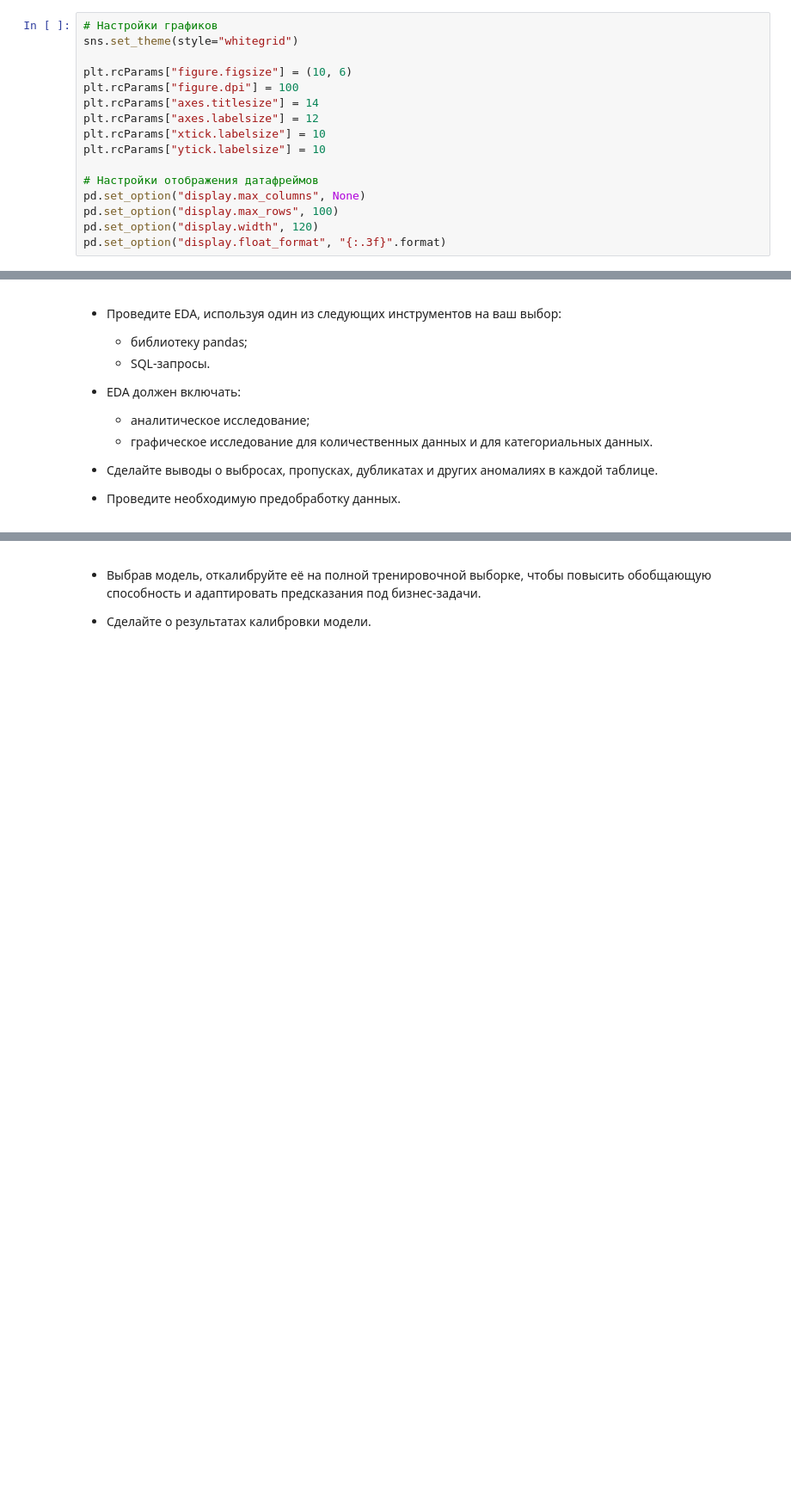
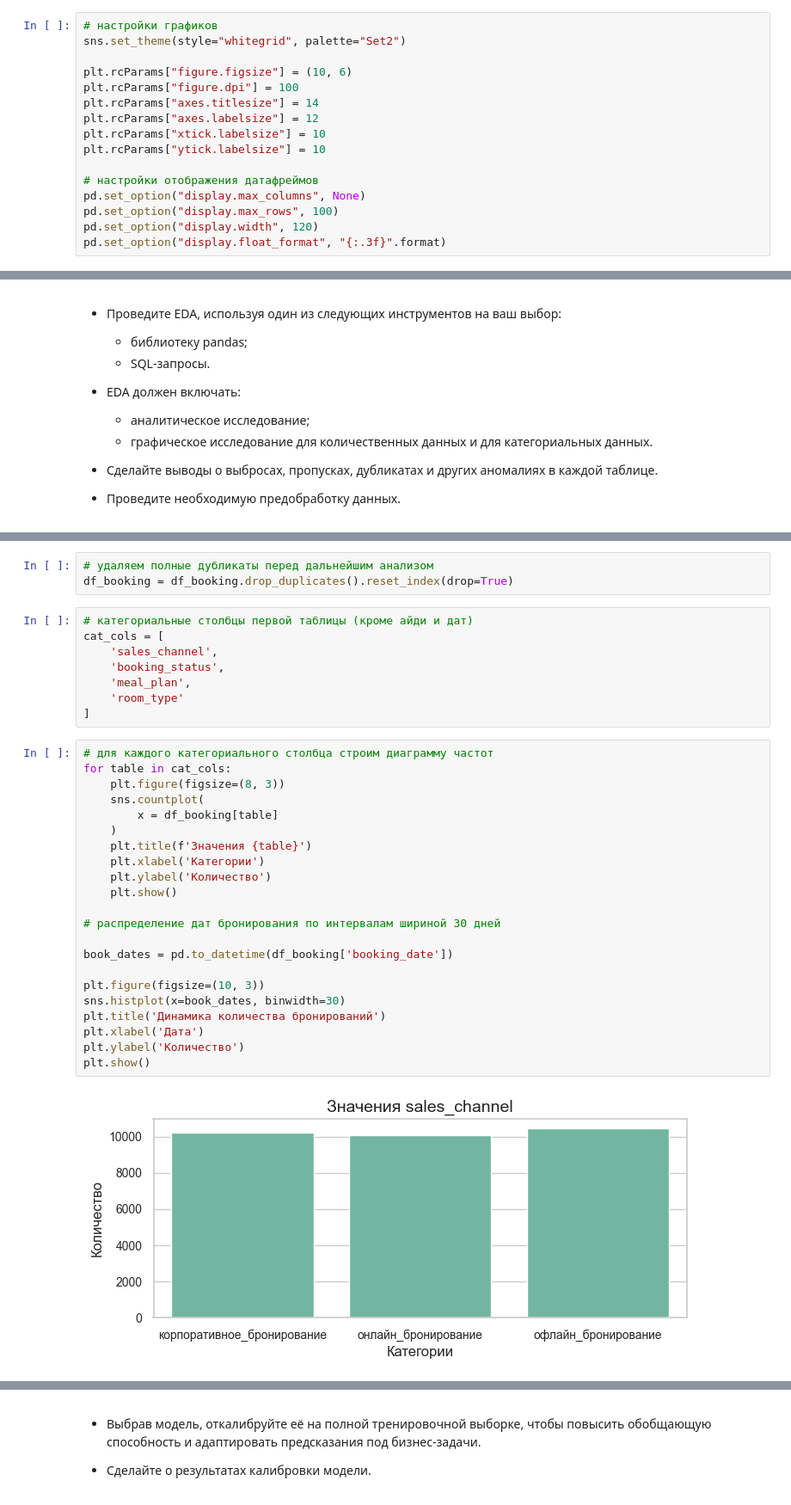
Before and after one commit to andreiyopt/urbanstay-booking-cancellation, a Jupyter notebook: project_4.ipynb, the cells around one changed output, grey strips where cells are left out. Shown at 86% size. Drawn from its saved outputs; the diff is of its cells as text; blank space fills up the shorter version.

```diff
--- a/project_4.ipynb
+++ b/project_4.ipynb
@@ -277,6 +278,6 @@ from IPython.display import display          # вывод таблиц и рез
 # %%
-# Настройки графиков
-sns.set_theme(style="whitegrid")
+# настройки графиков
+sns.set_theme(style="whitegrid", palette="Set2")
 
 plt.rcParams["figure.figsize"] = (10, 6)
 plt.rcParams["figure.dpi"] = 100
@@ -285,7 +286,7 @@ plt.rcParams["axes.labelsize"] = 12
 plt.rcParams["xtick.labelsize"] = 10
 plt.rcParams["ytick.labelsize"] = 10
 
-# Настройки отображения датафреймов
+# настройки отображения датафреймов
 pd.set_option("display.max_columns", None)
 pd.set_option("display.max_rows", 100)
 pd.set_option("display.width", 120)
@@ -388,0 +708,35 @@ RS = 42
+# %%
+# удаляем полные дубликаты перед дальнейшим анализом
+df_booking = df_booking.drop_duplicates().reset_index(drop=True)
+# %%
+# категориальные столбцы первой таблицы (кроме айди и дат)
+cat_cols = [
+    'sales_channel',
+    'booking_status',
+    'meal_plan',
+    'room_type'
+]
+# %%
+# для каждого категориального столбца строим диаграмму частот
+for table in cat_cols:
+    plt.figure(figsize=(8, 3))
+    sns.countplot(
+        x = df_booking[table]
+    )
+    plt.title(f'Значения {table}')
+    plt.xlabel('Категории')
+    plt.ylabel('Количество')
+    plt.show()
+
+# распределение дат бронирования по интервалам шириной 30 дней
+
+book_dates = pd.to_datetime(df_booking['booking_date'])
+
+plt.figure(figsize=(10, 3))
+sns.histplot(x=book_dates, binwidth=30)
+plt.title('Динамика количества бронирований')
+plt.xlabel('Дата')
+plt.ylabel('Количество')
+plt.show()
+# %% [output]
+[figure, added]
```
Also changed, not shown: parts of 204 cells of this notebook, 2 other files.
